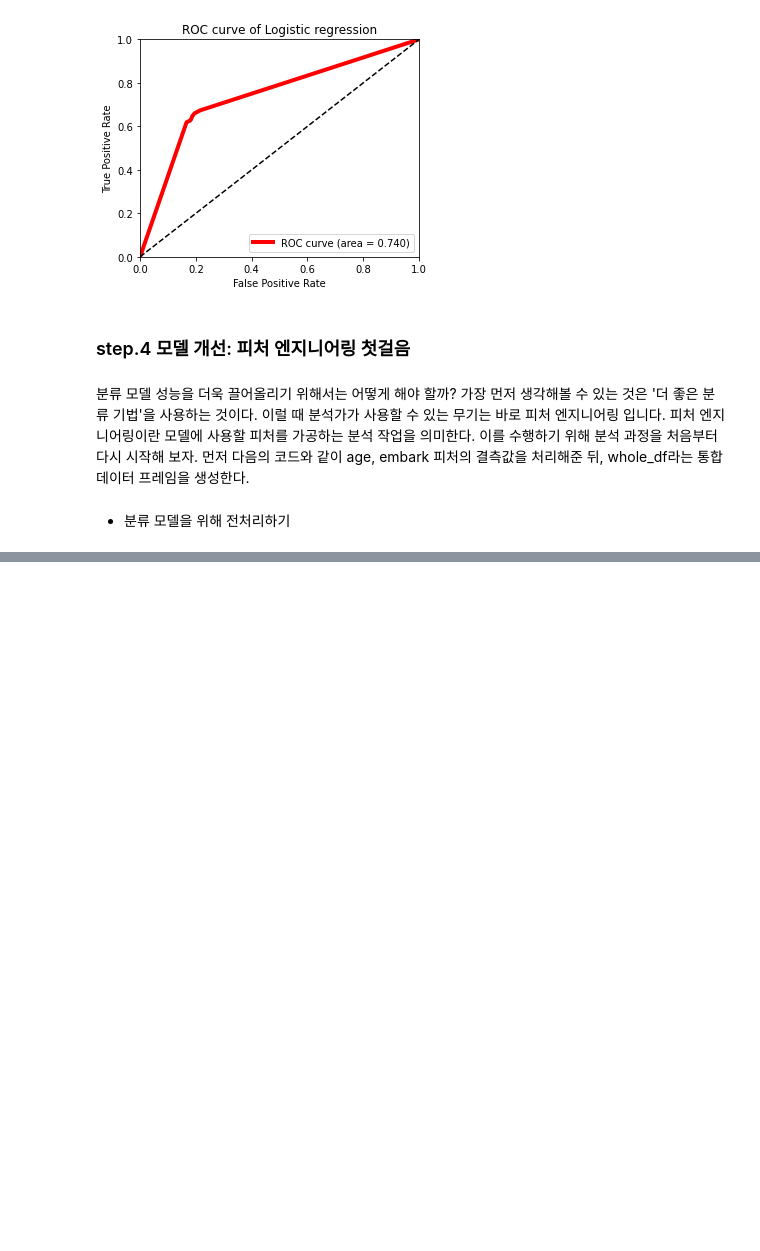
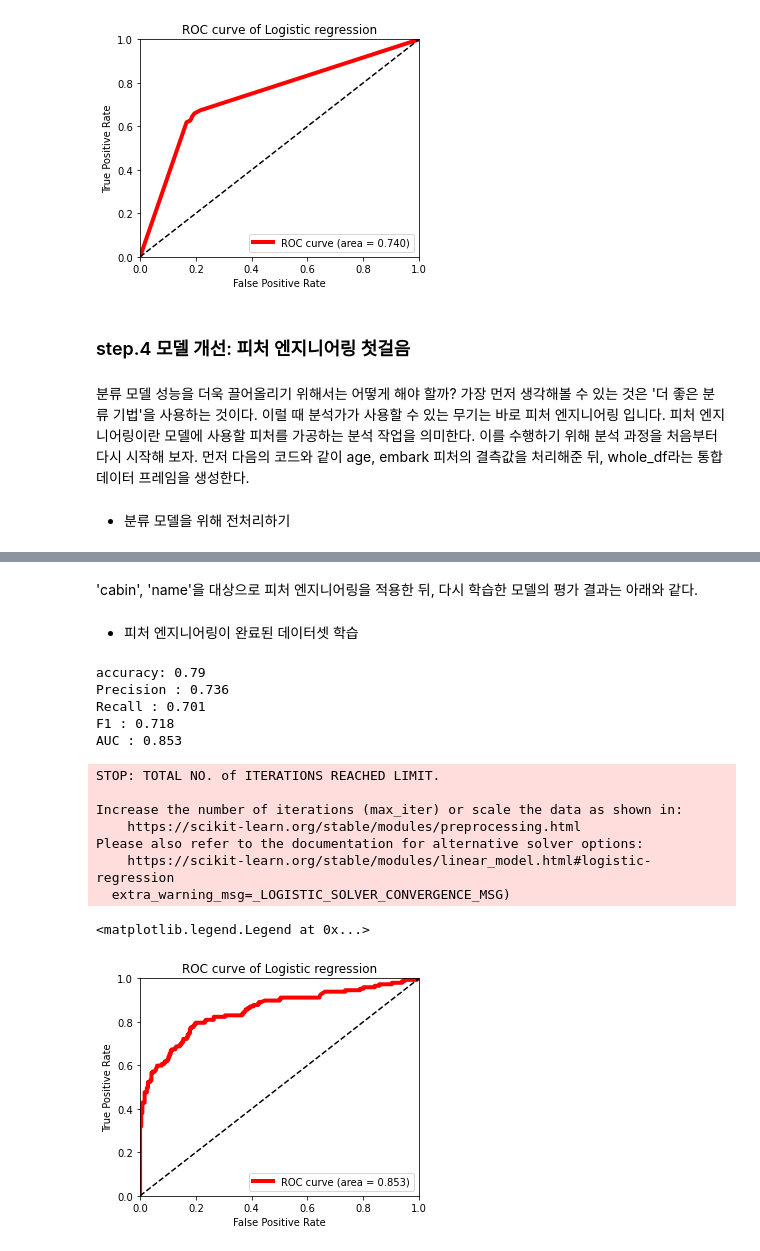
Before and after one commit to jaeyoon89/python_data_analysis, a Jupyter notebook: ch4-1_titanic_classification.ipynb, the cells around one changed output, grey strips where cells are left out. Saved outputs shown, nothing was run; the diff lists cells and outputs as text; code cells hidden in the pictures; blank space fills up the shorter version.

Commit message:
data_analysis_titanic_classification

```diff
--- a/ch4-1_titanic_classification.ipynb
+++ b/ch4-1_titanic_classification.ipynb
@@ -421,0 +420,48 @@ df_train.head()
+# %% [markdown]
+'cabin', 'name'을 대상으로 피처 엔지니어링을 적용한 뒤, 다시 학습한 모델의 평가 결과는 아래와 같다.
+# %% [markdown]
+- 피처 엔지니어링이 완료된 데이터셋 학습
+# %%
+x_train, y_train = df_train.loc[:, df_train.columns != 'survived'].values, df_train['survived'].values
+x_test, y_test = df_test.loc[:, df_test.columns != 'survived'].values, df_test['survived'].values
+
+lr = LogisticRegression(random_state=0)
+lr.fit(x_train, y_train)
+
+y_pred = lr.predict(x_test)
+y_pred_probability = lr.predict_proba(x_test)[:,1]
+
+print("accuracy: %.2f" % accuracy_score(y_test, y_pred))
+print("Precision : %.3f" % precision_score(y_test, y_pred))
+print("Recall : %.3f" % recall_score(y_test, y_pred))
+print("F1 : %.3f" % f1_score(y_test, y_pred))
+
+false_positive_rate, true_positive_rate, thresholds = roc_curve(y_test, y_pred_probability)
+roc_auc = roc_auc_score(y_test, y_pred_probability)
+print("AUC : %.3f" % roc_auc)
+
+plt.rcParams['figure.figsize'] = [5, 4]
+plt.plot(false_positive_rate, true_positive_rate, label='ROC curve (area = %0.3f)' % roc_auc,
+         color='red', linewidth=4.0)
+plt.plot([0, 1], [0, 1], 'k--')
+plt.xlim([0.0, 1.0])
+plt.ylim([0.0, 1.0])
+plt.xlabel('False Positive Rate')
+plt.ylabel('True Positive Rate')
+plt.title('ROC curve of Logistic regression')
+plt.legend(loc="lower right")
+# %% [output]
+accuracy: 0.79
+Precision : 0.736
+Recall : 0.701
+F1 : 0.718
+AUC : 0.853
+STOP: TOTAL NO. of ITERATIONS REACHED LIMIT.
+
+Increase the number of iterations (max_iter) or scale the data as shown in:
+    https://scikit-learn.org/stable/modules/preprocessing.html
+Please also refer to the documentation for alternative solver options:
+    https://scikit-learn.org/stable/modules/linear_model.html#logistic-regression
+  extra_warning_msg=_LOGISTIC_SOLVER_CONVERGENCE_MSG)
+<matplotlib.legend.Legend at 0x...>
+[figure, added]
```
Also changed, not shown: parts of 46 cells of this notebook.
